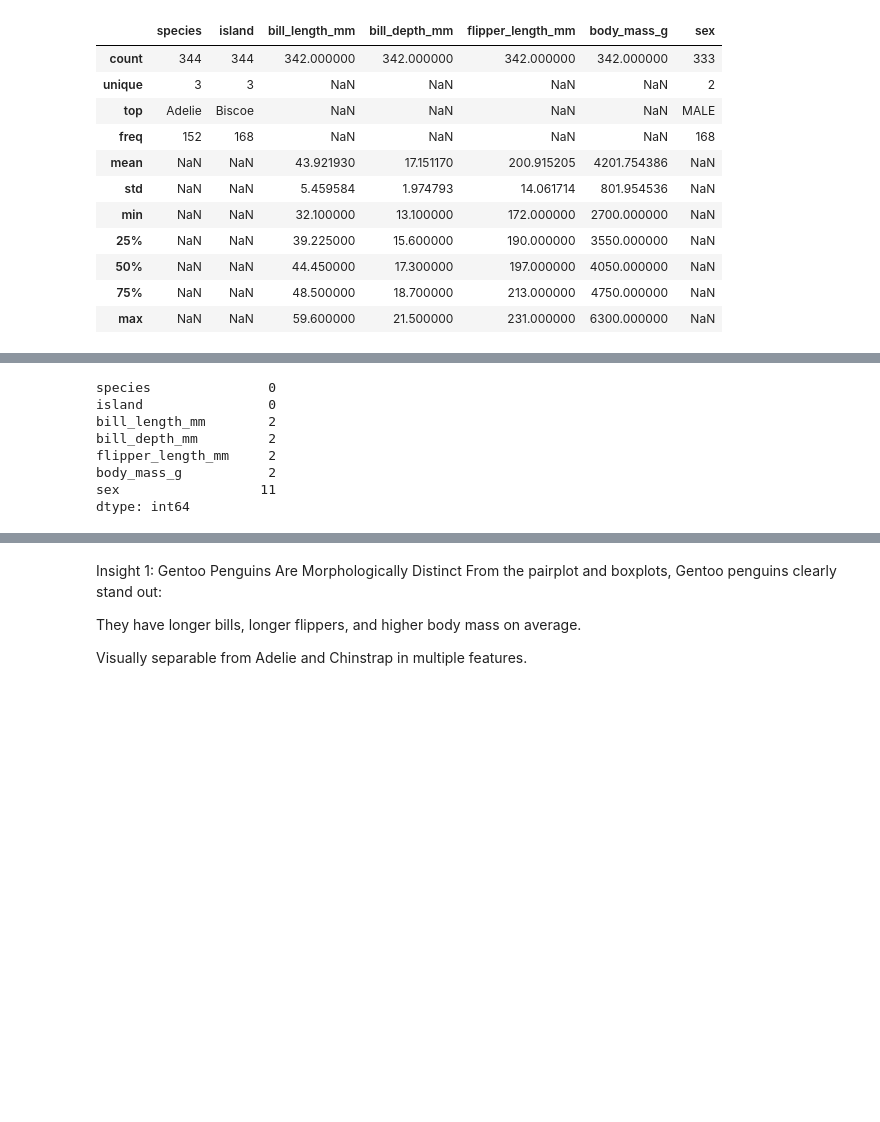
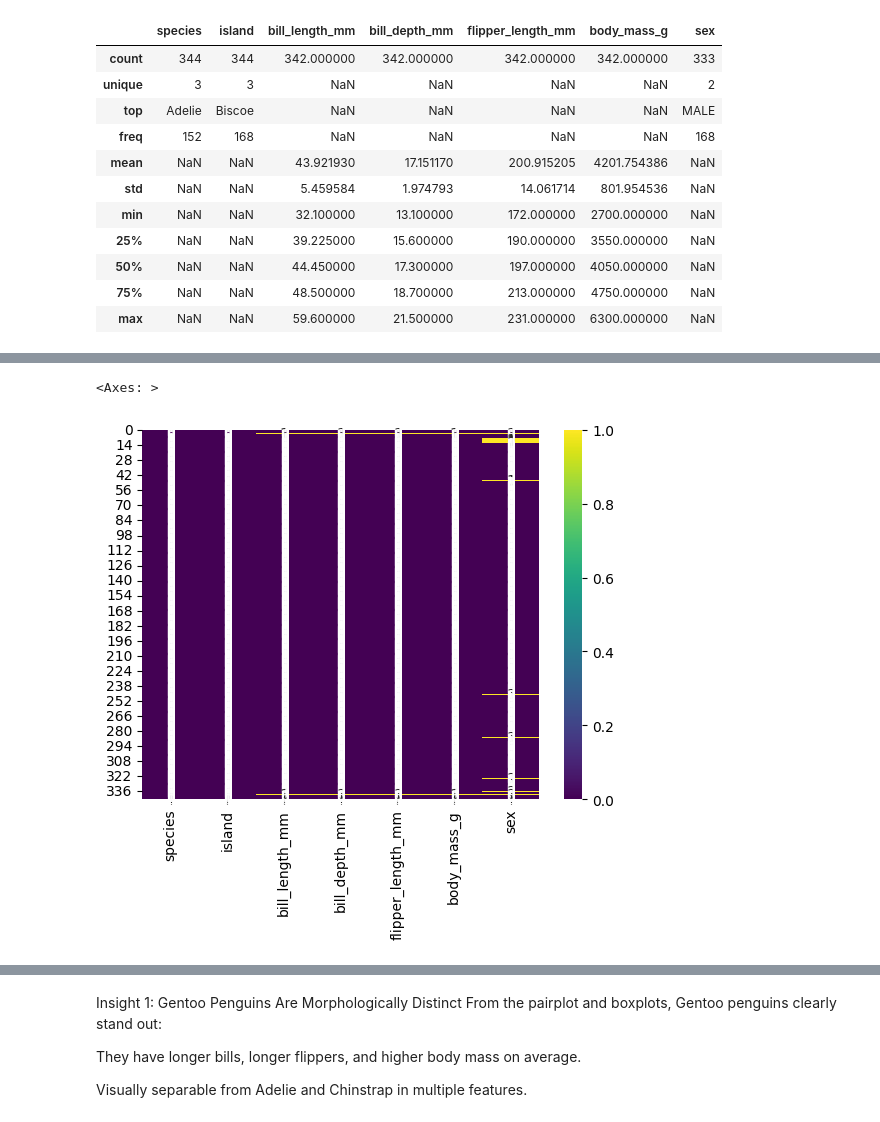
Before and after one commit to harinakhati/penguinsdatasets_visualization, a Jupyter notebook: Penguins.ipynb, the cells around one changed output, grey strips where cells are left out. Drawn from its saved outputs; the diff is of its cells as text; code cells hidden in the pictures; blank space fills up the shorter version.

```diff
--- a/Penguins.ipynb
+++ b/Penguins.ipynb
@@ -67,12 +70,7 @@ df.describe(include='all')
 # %%
 #Check for missing values
 df.isnull().sum()
+sns.heatmap(df.isnull(), annot=True, cmap='viridis')
 # %% [output]
-species               0
-island                0
-bill_length_mm        2
-bill_depth_mm         2
-flipper_length_mm     2
-body_mass_g           2
-sex                  11
-dtype: int64
+<Axes: >
+[figure, added]
```
Also changed, not shown: parts of 32 cells of this notebook.
